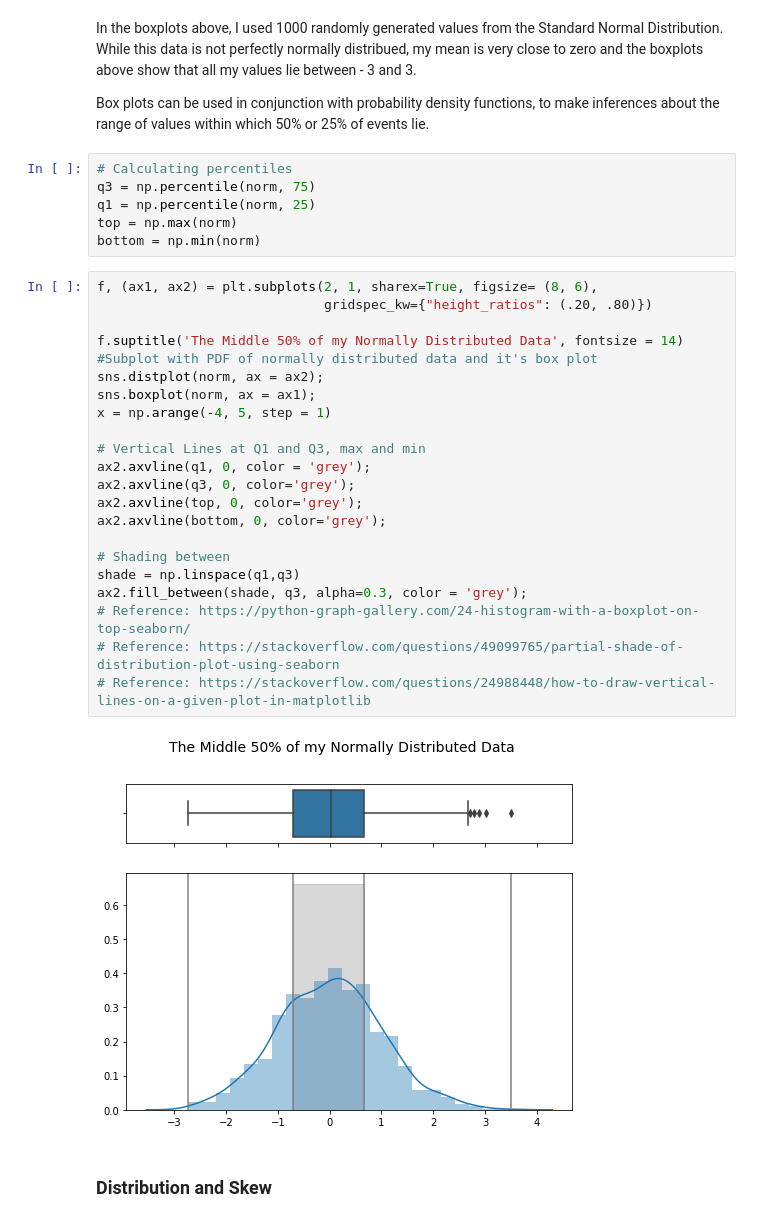
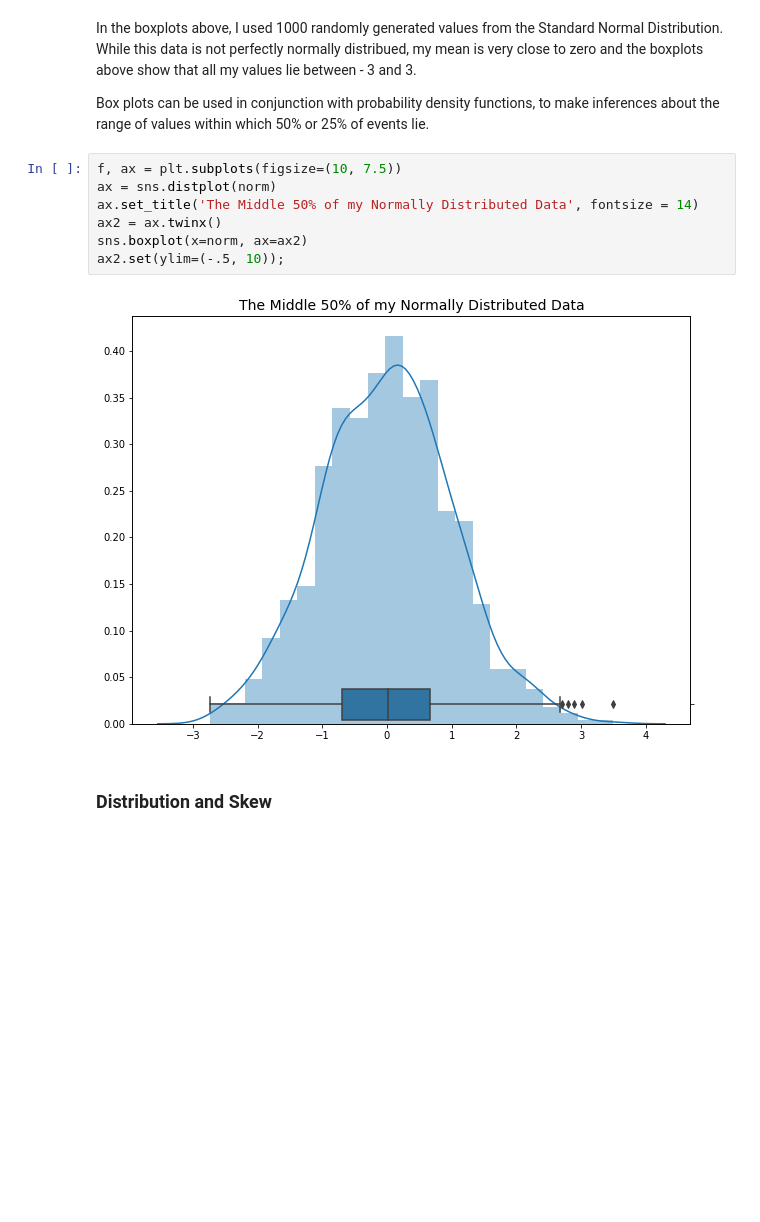
Before and after one commit to MarionMcG/fundamentals_data_analysis, a Jupyter notebook: boxplots.ipynb, the cells around one changed output. Drawn from its saved outputs; the diff is of its cells as text; blank space fills up the shorter version.

Commit message:
Middle 50% of norm dist edited

```diff
--- a/boxplots.ipynb
+++ b/boxplots.ipynb
@@ -116,36 +116,15 @@ sns.boxplot(norm, ax=axes[3], showcaps = True, orient = 'v', whis=0.5);
 In the boxplots above, I used 1000 randomly generated values from the Standard Normal Distribution. While this data is not perfectly normally distribued, my mean is very close to zero and the boxplots above show that all my values lie between - 3 and 3.
 
 Box plots can be used in conjunction with probability density functions, to make inferences about the range of values within which 50% or 25% of events lie.
-# %%
-# Calculating percentiles
-q3 = np.percentile(norm, 75)
-q1 = np.percentile(norm, 25)
-top = np.max(norm)
-bottom = np.min(norm)
-# %%
-f, (ax1, ax2) = plt.subplots(2, 1, sharex=True, figsize= (8, 6),
-                             gridspec_kw={"height_ratios": (.20, .80)})
-
-f.suptitle('The Middle 50% of my Normally Distributed Data', fontsize = 14)
-#Subplot with PDF of normally distributed data and it's box plot
-sns.distplot(norm, ax = ax2);
-sns.boxplot(norm, ax = ax1);
-x = np.arange(-4, 5, step = 1)
-
-# Vertical Lines at Q1 and Q3, max and min
-ax2.axvline(q1, 0, color = 'grey');
-ax2.axvline(q3, 0, color='grey');
-ax2.axvline(top, 0, color='grey');
-ax2.axvline(bottom, 0, color='grey');
-
-# Shading between
-shade = np.linspace(q1,q3)
-ax2.fill_between(shade, q3, alpha=0.3, color = 'grey');
-# Reference: https://python-graph-gallery.com/24-histogram-with-a-boxplot-on-top-seaborn/
-# Reference: https://stackoverflow.com/questions/49099765/partial-shade-of-distribution-plot-using-seaborn
-# Reference: https://stackoverflow.com/questions/24988448/how-to-draw-vertical-lines-on-a-given-plot-in-matplotlib
-# %% [output]
-[figure, removed]
+# %%
+f, ax = plt.subplots(figsize=(10, 7.5))
+ax = sns.distplot(norm)
+ax.set_title('The Middle 50% of my Normally Distributed Data', fontsize = 14)
+ax2 = ax.twinx()
+sns.boxplot(x=norm, ax=ax2)
+ax2.set(ylim=(-.5, 10));
+# %% [output]
+[figure, added]
 # %% [markdown]
 ### Distribution and Skew
 # %% [markdown]
```
Also changed, not shown: parts of 5 cells of this notebook.
